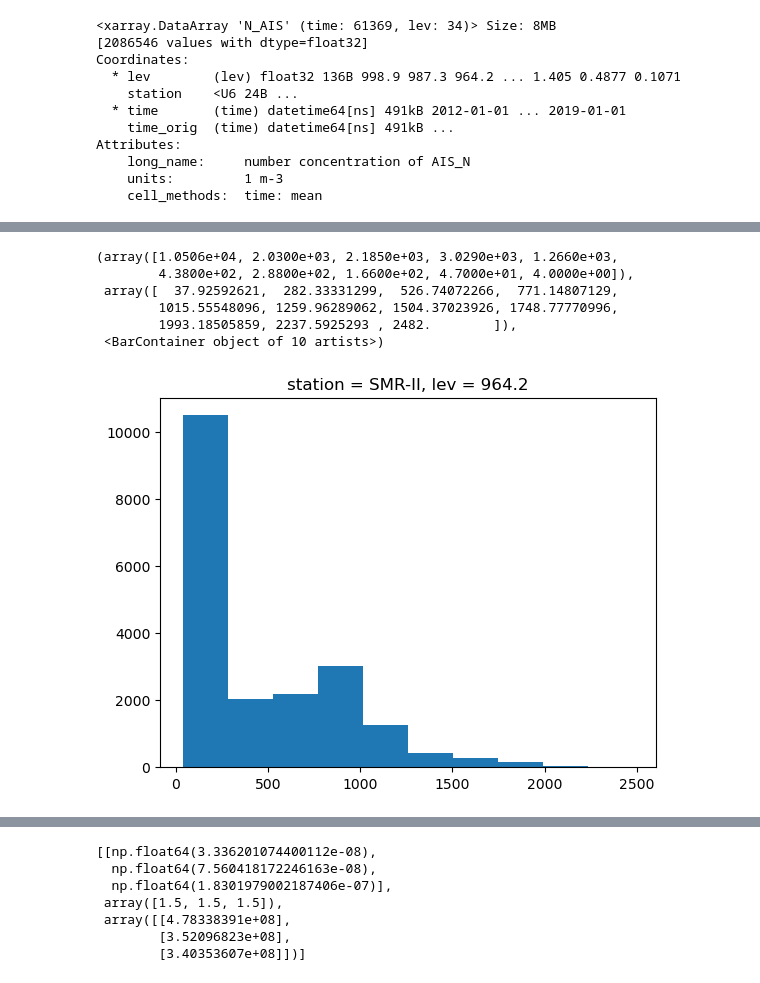
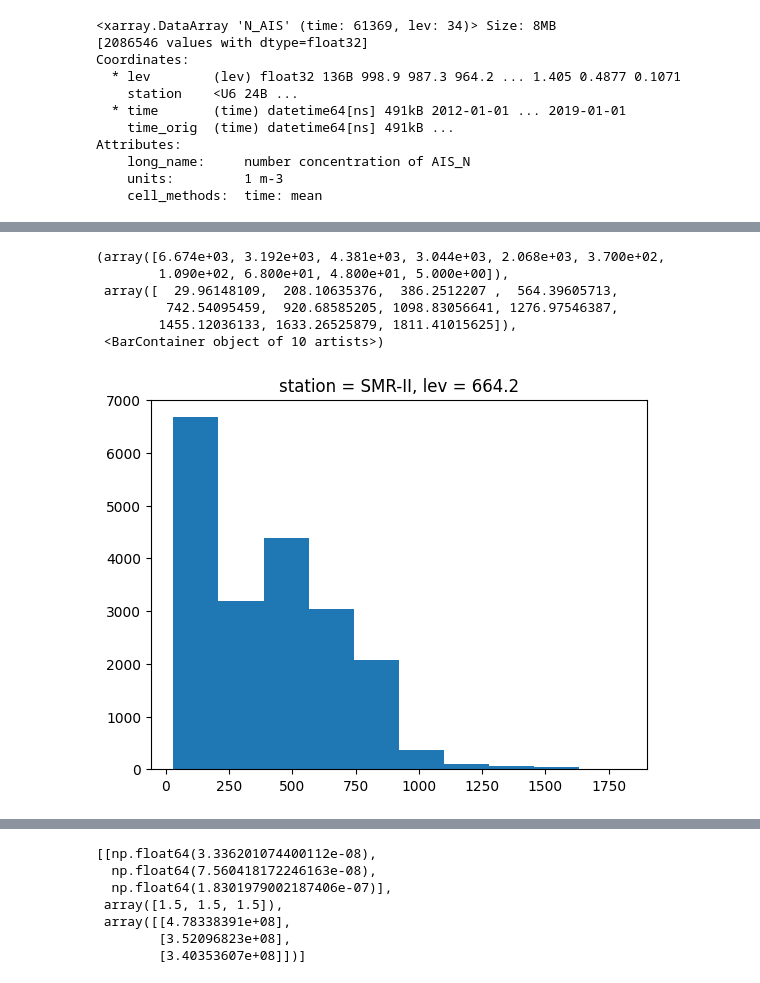
Before and after one commit to peter-churchill/masterThesis, a Jupyter notebook: ECEarth.ipynb, the cells around one changed output, grey strips where cells are left out. Drawn from its saved outputs; the diff is of its cells as text; code cells hidden in the pictures.

```diff
--- a/ECEarth.ipynb
+++ b/ECEarth.ipynb
@@ -154,15 +193,15 @@ plt.yscale('log')
 PeterIFS_ds['Droplets'] = (PeterIFS_ds['var20']/PeterIFS_ds['var22']).where(PeterIFS_ds['var22']>=0)
 Peter_ds['Droplets'] = (PeterIFS_ds['var20']/PeterIFS_ds['var22']).where(PeterIFS_ds['var22']>=0)
 # %%
-(PeterIFS_ds['var20'].isel(lev=2)/(PeterIFS_ds['var22'].isel(lev=2))).plot.hist()
+(PeterIFS_ds['var20'].isel(lev=7)/(PeterIFS_ds['var22'].isel(lev=7))).plot.hist()
 # %% [output]
-(array([1.0506e+04, 2.0300e+03, 2.1850e+03, 3.0290e+03, 1.2660e+03,
-        4.3800e+02, 2.8800e+02, 1.6600e+02, 4.7000e+01, 4.0000e+00]),
- array([  37.92592621,  282.33331299,  526.74072266,  771.14807129,
-        1015.55548096, 1259.96289062, 1504.37023926, 1748.77770996,
-        1993.18505859, 2237.5925293 , 2482.        ]),
+(array([6.674e+03, 3.192e+03, 4.381e+03, 3.044e+03, 2.068e+03, 3.700e+02,
+        1.090e+02, 6.800e+01, 4.800e+01, 5.000e+00]),
+ array([  29.96148109,  208.10635376,  386.2512207 ,  564.39605713,
+         742.54095459,  920.68585205, 1098.83056641, 1276.97546387,
+        1455.12036133, 1633.26525879, 1811.41015625]),
  <BarContainer object of 10 artists>)
-[figure, old version]
+[figure, new version]
 # %%
 def seasonalgraph(Dataset, DatasetIFS,Season, maxlevel, maxseasonnumber):
     #plt.figure(figsize=(8,3))
```
Also changed, not shown: parts of 47 cells of this notebook, 5 other files.
